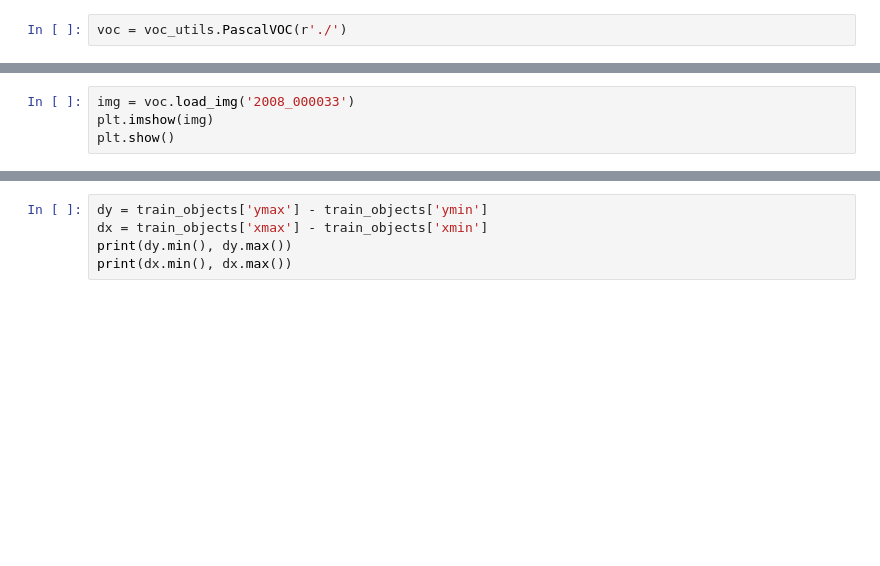
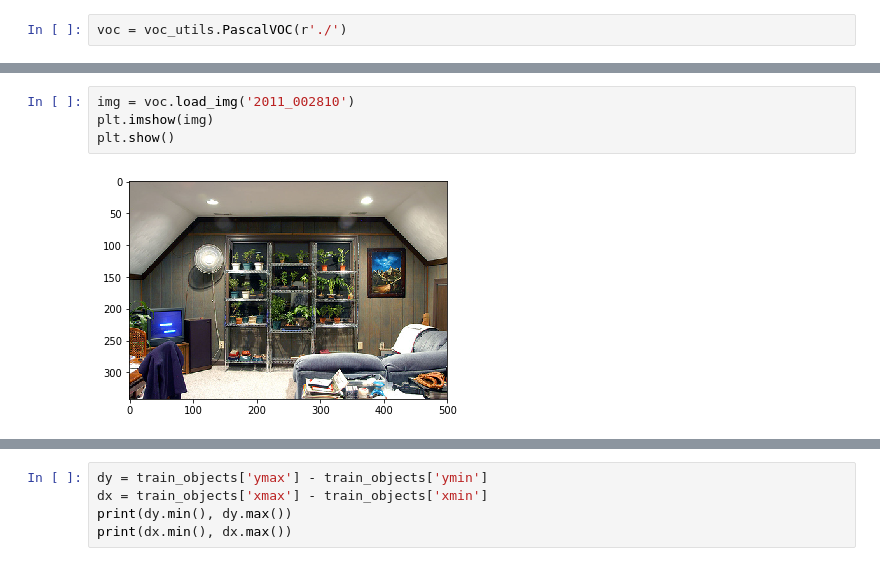
Before and after one commit to coffee-cup/yolo, a Jupyter notebook: vocimgs.ipynb, the cells around one changed output, grey strips where cells are left out. Saved outputs shown, nothing was run; the diff lists cells and outputs as text; blank space fills up the shorter version.

```diff
--- a/vocimgs.ipynb
+++ b/vocimgs.ipynb
@@ -14,6 +33,8 @@ voc.imgs_from_category('aeroplane', 'train')
 # %%
-img = voc.load_img('2008_000033')
+img = voc.load_img('2011_002810')
 plt.imshow(img)
 plt.show()
+# %% [output]
+[figure, added]
 # %%
 voc.get_annotations(['2011_002810.jpg'])
```
Also changed, not shown: parts of 6 cells of this notebook, 11 other files.
